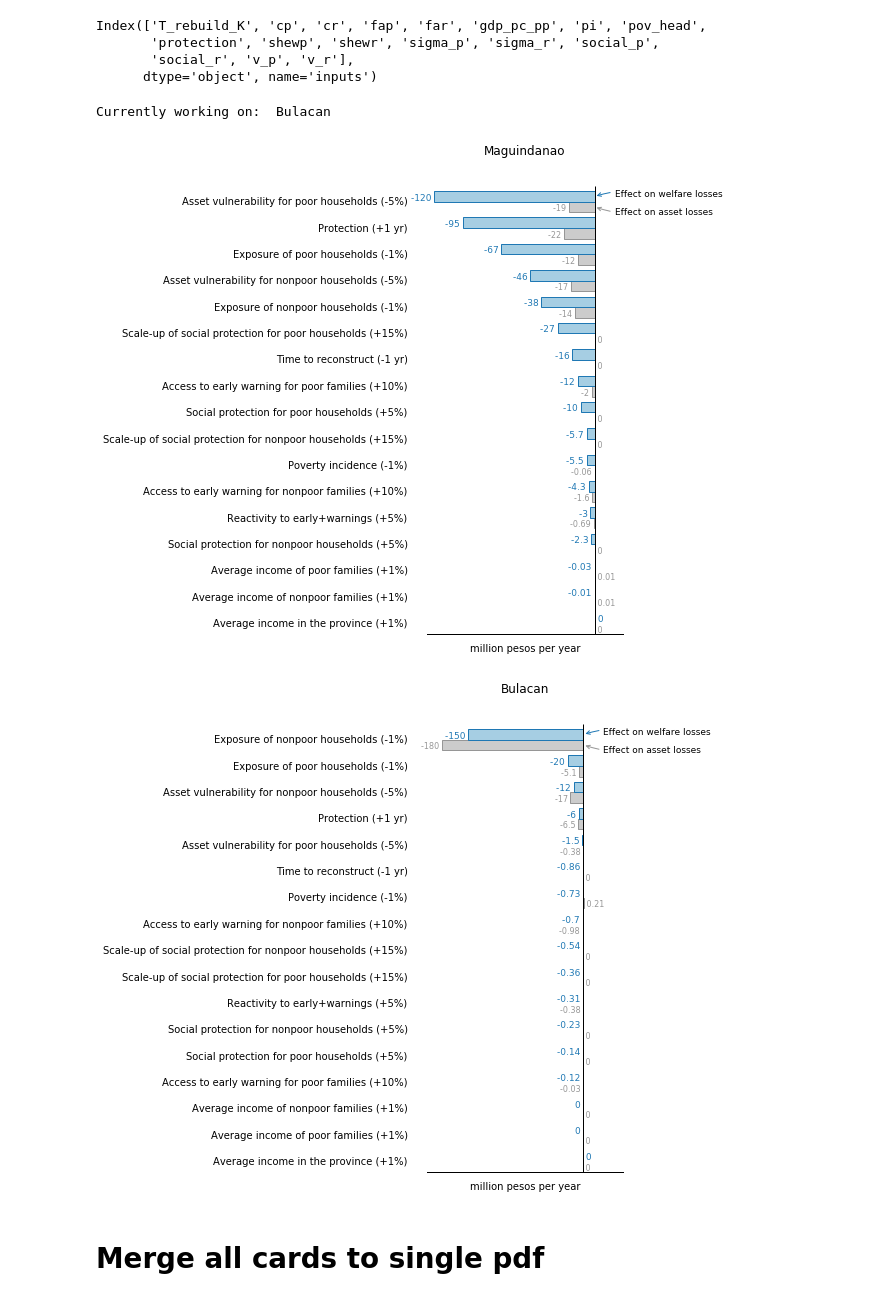
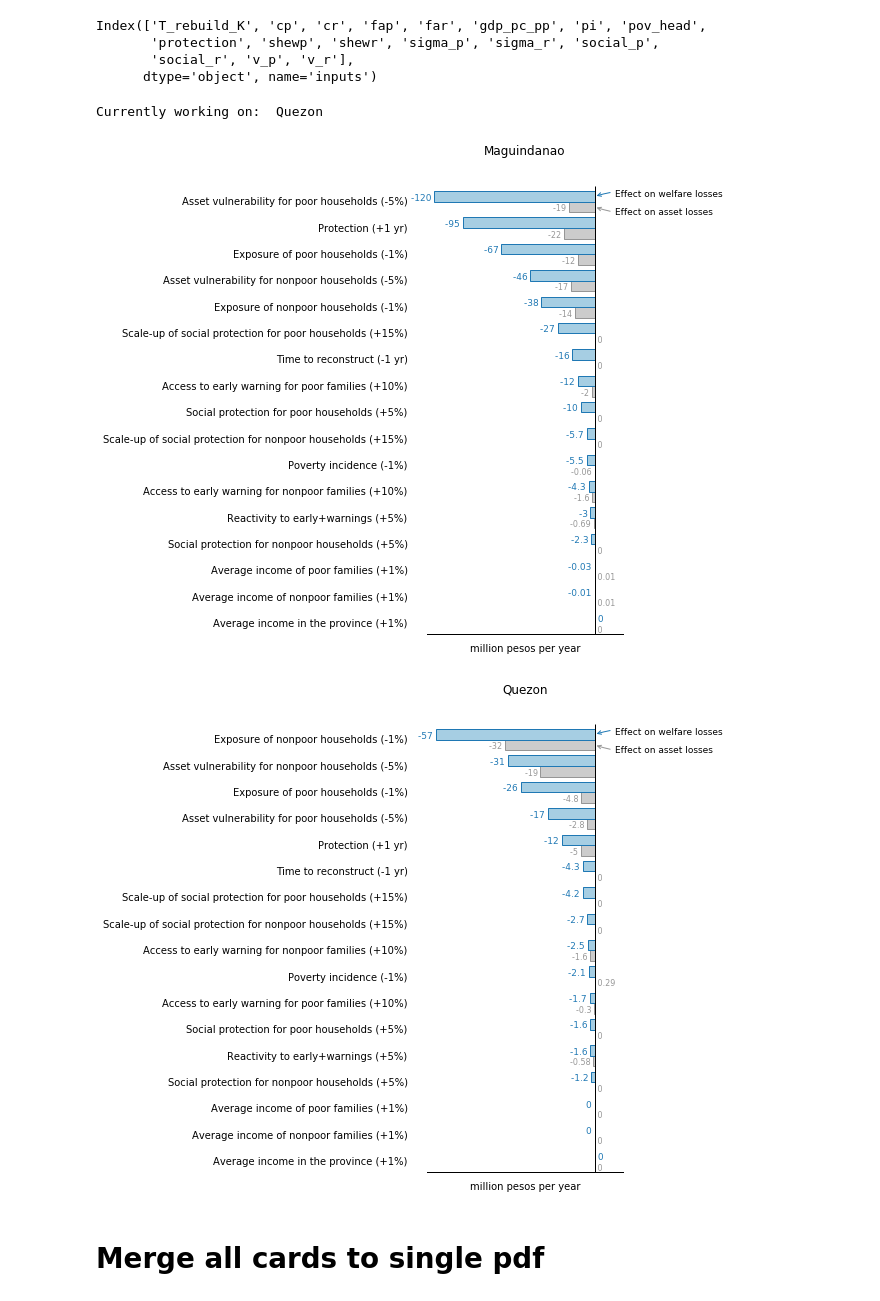
Before and after one commit to adrivsh/resilience_indicator_phl, a Jupyter notebook: policy_assessment_demo.ipynb, the cells around one changed output. Saved outputs shown, nothing was run; the diff lists cells and outputs as text; code cells hidden in the pictures.

```diff
--- a/policy_assessment_demo.ipynb
+++ b/policy_assessment_demo.ipynb
@@ -96,16 +96,16 @@ Index(['T_rebuild_K', 'cp', 'cr', 'fap', 'far', 'gdp_pc_pp', 'pi', 'pov_head',
 # %%
 render_pol_cards(
     deltas,
     colors,
     policy_labels,
     pol_increment,
     unit,
-        ["Maguindanao", "Bulacan"])
+        ["Maguindanao", "Quezon"])
 #     df_original.index)
 # %% [output]
-Currently working on:  Bulacan
+Currently working on:  Quezon
 [figure]
-[figure, old version]
+[figure, new version]
 # %% [markdown]
 # Merge all cards to single pdf
 # %% [markdown]
```
Also changed, not shown: 3 other files.
